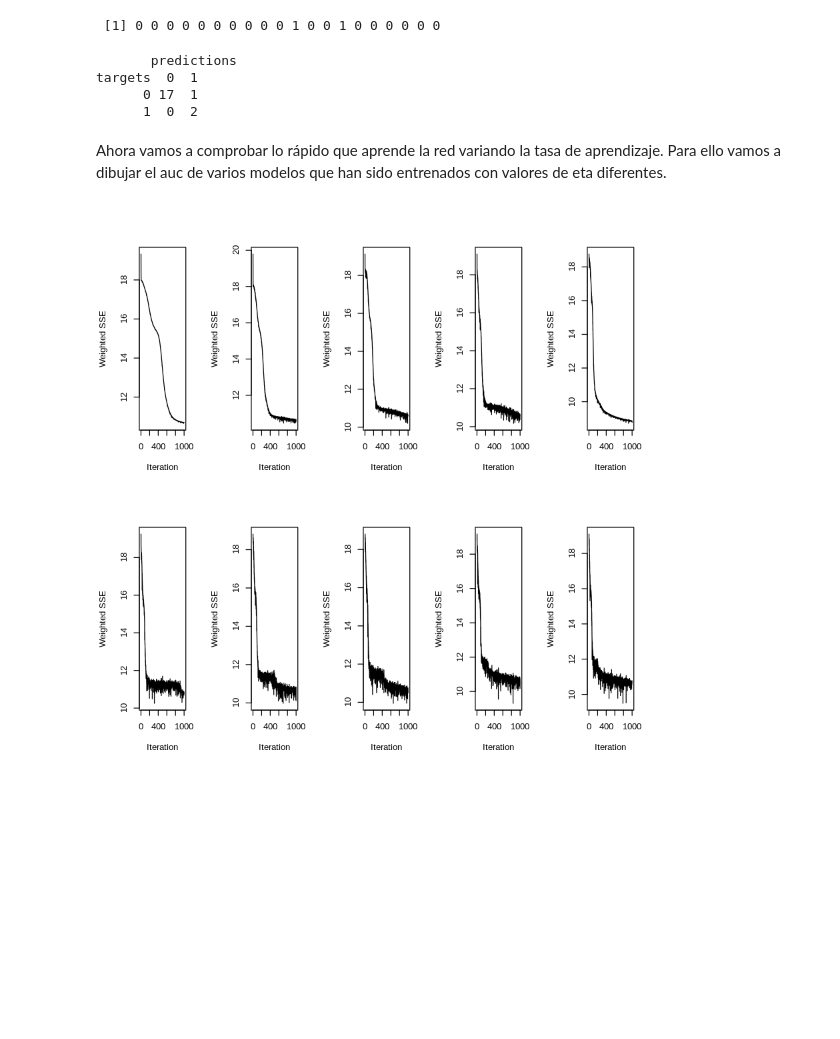
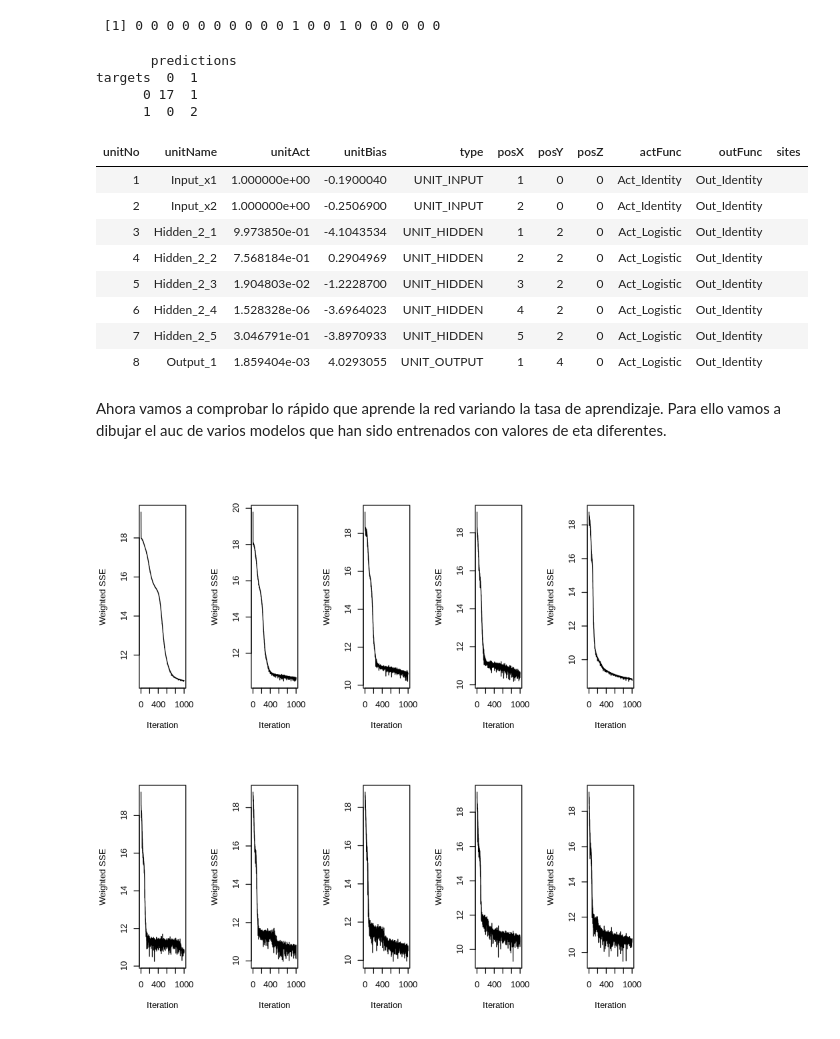
Before and after one commit to yerartdev/m1969-machine-learning-i, a Jupyter notebook: lab/s02-lab-intro-nn-rsnns.ipynb, the cells around one changed output. Drawn from its saved outputs; the diff is of its cells as text; code cells hidden in the pictures; blank space fills up the shorter version.

Commit message:
Lab RSNNS: ejecución de la sección con el dataset CIRCLE; he incluido extractNetInfo del paquete RSNNS para ver las bias de las neuronas que no se ven en la matriz de pesos

```diff
--- a/lab/s02-lab-intro-nn-rsnns.ipynb
+++ b/lab/s02-lab-intro-nn-rsnns.ipynb
@@ -328,6 +328,19 @@ confusionMatrix(targets = df[81:100,3],
 targets  0  1
       0 17  1
       1  0  2
+# %%
+# https://rdrr.io/cran/RSNNS/man/extractNetInfo.html
+extractNetInfo(model)$unitDefinitions
+# %% [output]
+| unitNo | unitName | unitAct | unitBias | type | posX | posY | posZ | actFunc | outFunc | sites |
+| 1 | Input_x1 | 1.000000e+00 | -0.1900040 | UNIT_INPUT | 1 | 0 | 0 | Act_Identity | Out_Identity |  |
+| 2 | Input_x2 | 1.000000e+00 | -0.2506900 | UNIT_INPUT | 2 | 0 | 0 | Act_Identity | Out_Identity |  |
+| 3 | Hidden_2_1 | 9.973850e-01 | -4.1043534 | UNIT_HIDDEN | 1 | 2 | 0 | Act_Logistic | Out_Identity |  |
+| 4 | Hidden_2_2 | 7.568184e-01 | 0.2904969 | UNIT_HIDDEN | 2 | 2 | 0 | Act_Logistic | Out_Identity |  |
+| 5 | Hidden_2_3 | 1.904803e-02 | -1.2228700 | UNIT_HIDDEN | 3 | 2 | 0 | Act_Logistic | Out_Identity |  |
+| 6 | Hidden_2_4 | 1.528328e-06 | -3.6964023 | UNIT_HIDDEN | 4 | 2 | 0 | Act_Logistic | Out_Identity |  |
+| 7 | Hidden_2_5 | 3.046791e-01 | -3.8970933 | UNIT_HIDDEN | 5 | 2 | 0 | Act_Logistic | Out_Identity |  |
+| 8 | Output_1 | 1.859404e-03 | 4.0293055 | UNIT_OUTPUT | 1 | 4 | 0 | Act_Logistic | Out_Identity |  |
 # %% [markdown]
 Ahora vamos a comprobar lo rápido que aprende la red variando la tasa de aprendizaje. Para ello vamos a dibujar el auc de varios modelos que han sido entrenados con valores de eta diferentes.
 # %%
```
